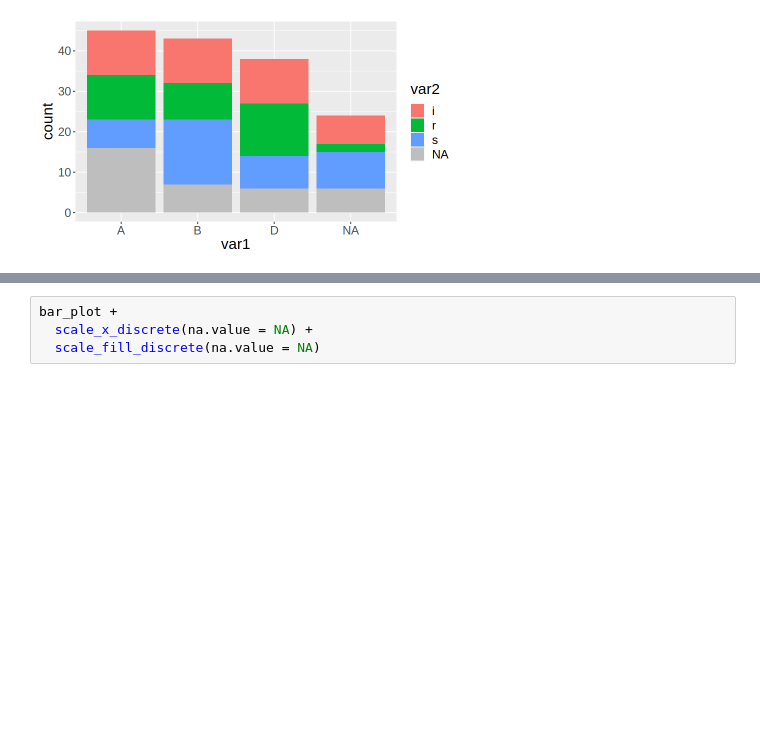
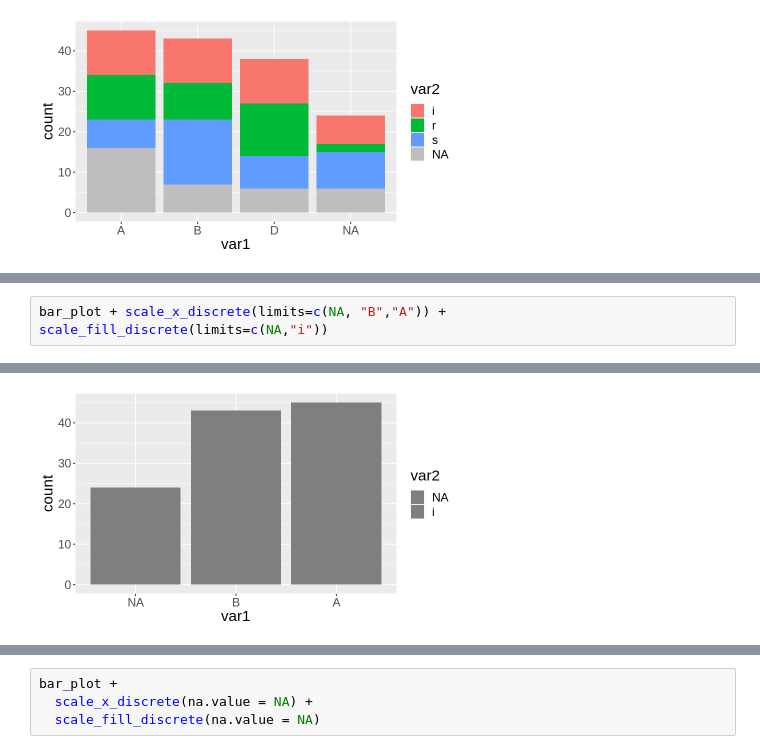
Before and after one commit to OLarionova-HORIS/lets-plot-experiments, a Jupyter notebook: demo/issue675_na_value/R_example.ipynb, the cells around one changed output, grey strips where cells are left out. Cells and saved outputs as stored; diff of their text form; blank space fills up the shorter version.

```diff
--- a/demo/issue675_na_value/R_example.ipynb
+++ b/demo/issue675_na_value/R_example.ipynb
@@ -118,0 +150,3 @@ bar_plot + scale_fill_discrete(na.value = "gray")
+# %%
+bar_plot + scale_x_discrete(limits=c(NA, "B","A")) + scale_fill_discrete(limits=c(NA,"i"))
+# %% [output]
@@ -118,0 +155 @@ bar_plot + scale_fill_discrete(na.value = "gray")
+[figure, added]
```
Also changed, not shown: parts of 14 cells of this notebook.
